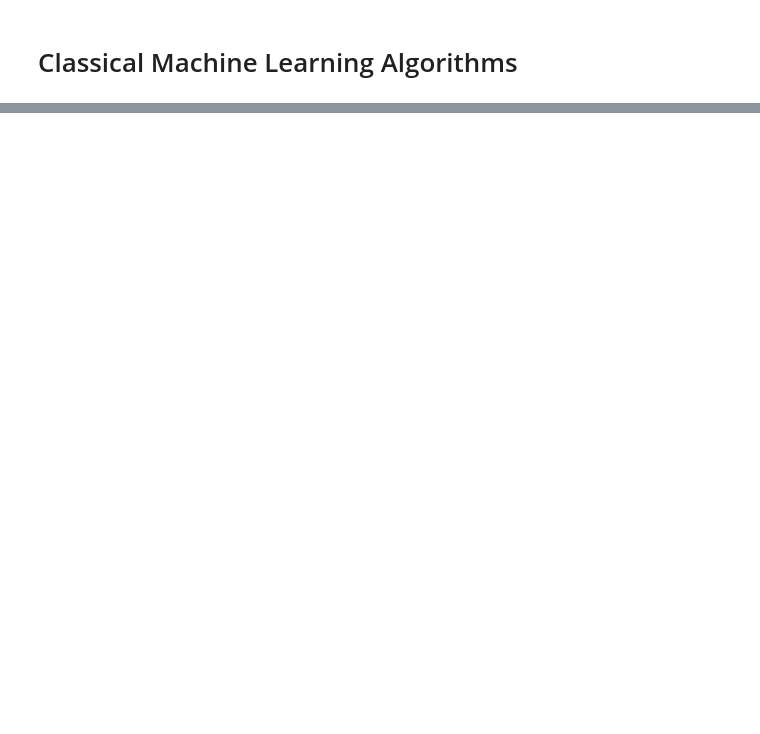
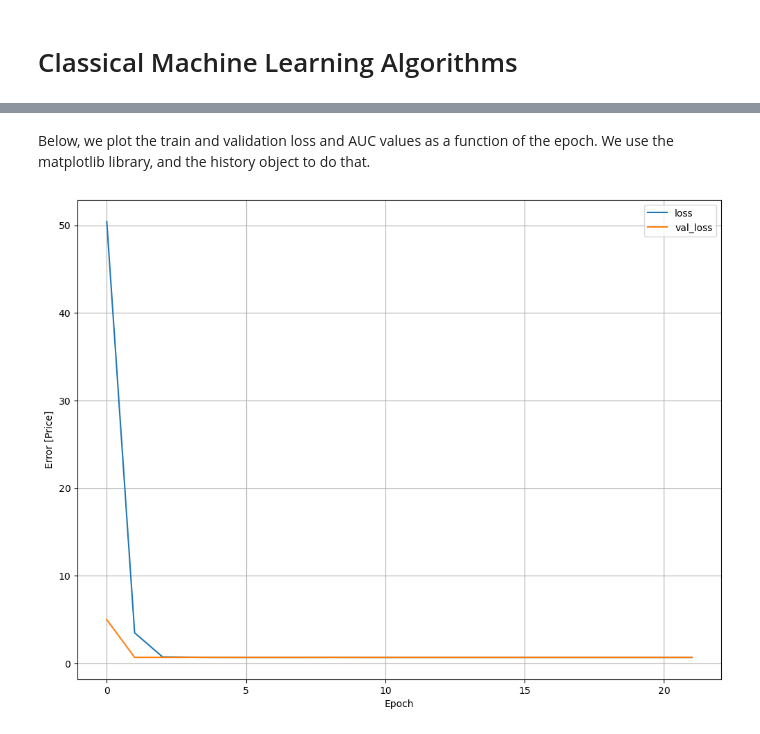
Before and after one commit to abhdhar-1618/Python, a Jupyter notebook: SQ/Prediction of stock price direction.ipynb, the cells around one changed output, grey strips where cells are left out. Saved outputs shown, nothing was run; the diff lists cells and outputs as text; code cells hidden in the pictures; blank space fills up the shorter version.

```diff
--- a/SQ/Prediction of stock price direction.ipynb
+++ b/SQ/Prediction of stock price direction.ipynb
@@ -262,0 +457,15 @@ After fitting them to the training data, we are going to evaluate their performa
+# %%
+model = tf.keras.models.Sequential([
+    tf.keras.layers.Normalization(axis=-1),
+    tf.keras.layers.Dense(10, input_shape=[X_train.shape[1],], activation="relu", kernel_initializer='random_normal', bias_initializer='zeros'),
+    tf.keras.layers.Dropout(0.2, seed=RANDOM_SEED),
+    tf.keras.layers.Dense(5, activation="relu", kernel_initializer='random_normal', bias_initializer='zeros'),
+    tf.keras.layers.Dense(1, activation="sigmoid", kernel_initializer='random_normal', bias_initializer='zeros')
+])
+# %%
+# this configures the model's loss function, weight optimizer, and metrics to keep track of
+model.compile(
+    loss="binary_crossentropy",
+    optimizer=tf.keras.optimizers.Adam(),
+    metrics=['AUC']
+)
@@ -262,0 +476,19 @@ After fitting them to the training data, we are going to evaluate their performa
+# %%
+def learning_rate_scheduler(epoch, learning_rate):
+    """Learning rate decay callback."""
+    if epoch < 5:
+        return learning_rate
+    else:
+        return learning_rate * tf.math.exp(-0.01)
+
+early_stopping_callback = tf.keras.callbacks.EarlyStopping(patience=10, verbose=1, restore_best_weights=True)
+learning_rate_callback = tf.keras.callbacks.LearningRateScheduler(learning_rate_scheduler)
+# %%
+# the model.fit(...) method returns a 'history' object with stats about the training
+history = model.fit(
+    x=X_train,
+    y=y_train,
+    validation_data=(X_val, y_val),
+    epochs=50,
+    verbose=1,
+    callbacks=[early_stopping_callback, learning_rate_callback])
@@ -262,0 +538,13 @@ After fitting them to the training data, we are going to evaluate their performa
+# %% [markdown]
+Below, we plot the train and validation loss and AUC values as a function of the epoch. We use the matplotlib library, and the history object to do that.
+# %%
+from matplotlib import pyplot as plt
+
+plt.plot(history.history['loss'], label='loss')
+plt.plot(history.history['val_loss'], label='val_loss')
+plt.xlabel('Epoch')
+plt.ylabel('Error [Price]')
+plt.legend()
+plt.grid(True)
+# %% [output]
+[figure, added]
```
Also changed, not shown: parts of 32 cells of this notebook.
